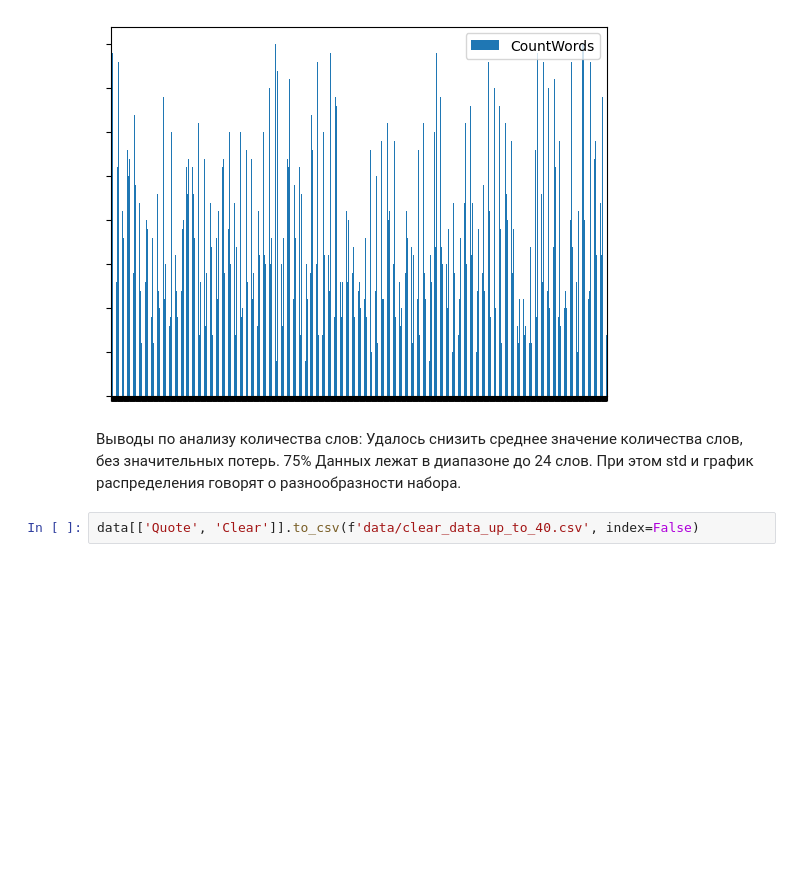
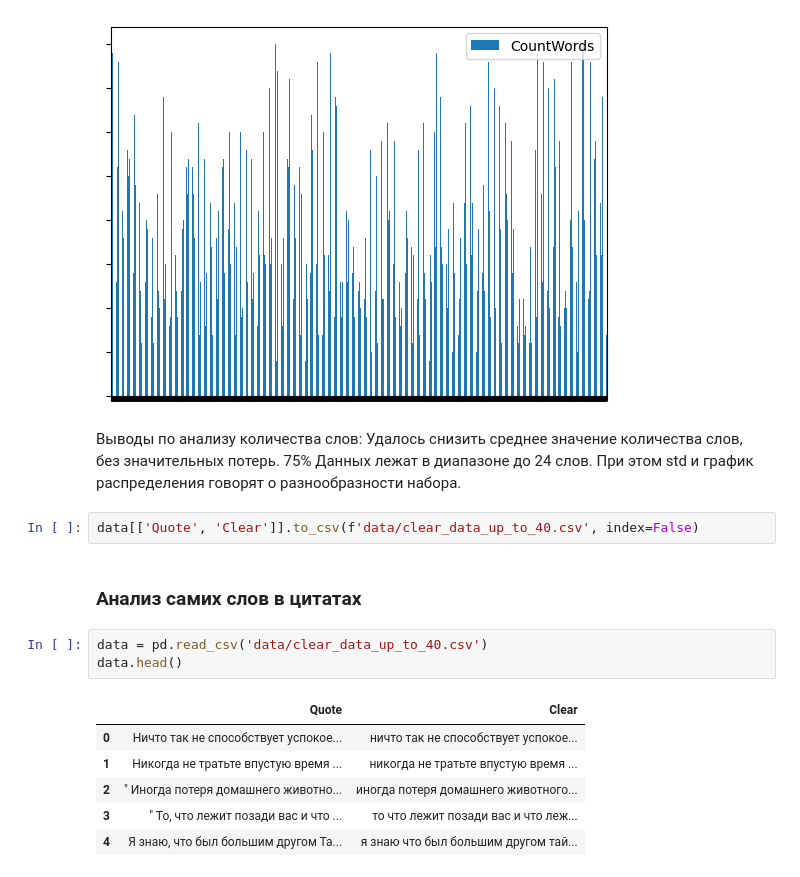
Before and after one commit to 0neF0rA11/ChatBot, a Jupyter notebook: prototype.ipynb, the cells around one changed output. Saved outputs shown, nothing was run; the diff lists cells and outputs as text; blank space fills up the shorter version.

```diff
--- a/prototype.ipynb
+++ b/prototype.ipynb
@@ -208,3 +208,15 @@ plt.show()
 Выводы по анализу количества слов: Удалось снизить среднее значение количества слов, без значительных потерь. 75% Данных лежат в диапазоне до 24 слов. При этом std и график распределения говорят о разнообразности набора.
 # %%
 data[['Quote', 'Clear']].to_csv(f'data/clear_data_up_to_40.csv', index=False)
+# %% [markdown]
+### Анализ самих слов в цитатах
+# %%
+data = pd.read_csv('data/clear_data_up_to_40.csv')
+data.head()
+# %% [output]
+|  | Quote | Clear |
+| 0 | Ничто так не способствует успокое... | ничто так не способствует успокое... |
+| 1 | Никогда не тратьте впустую время ... | никогда не тратьте впустую время ... |
+| 2 | " Иногда потеря домашнего животно... | иногда потеря домашнего животного... |
+| 3 | " То, что лежит позади вас и что ... | то что лежит позади вас и что леж... |
+| 4 | Я знаю, что был большим другом Та... | я знаю что был большим другом тай... |
```
Also changed, not shown: parts of 8 cells of this notebook.
